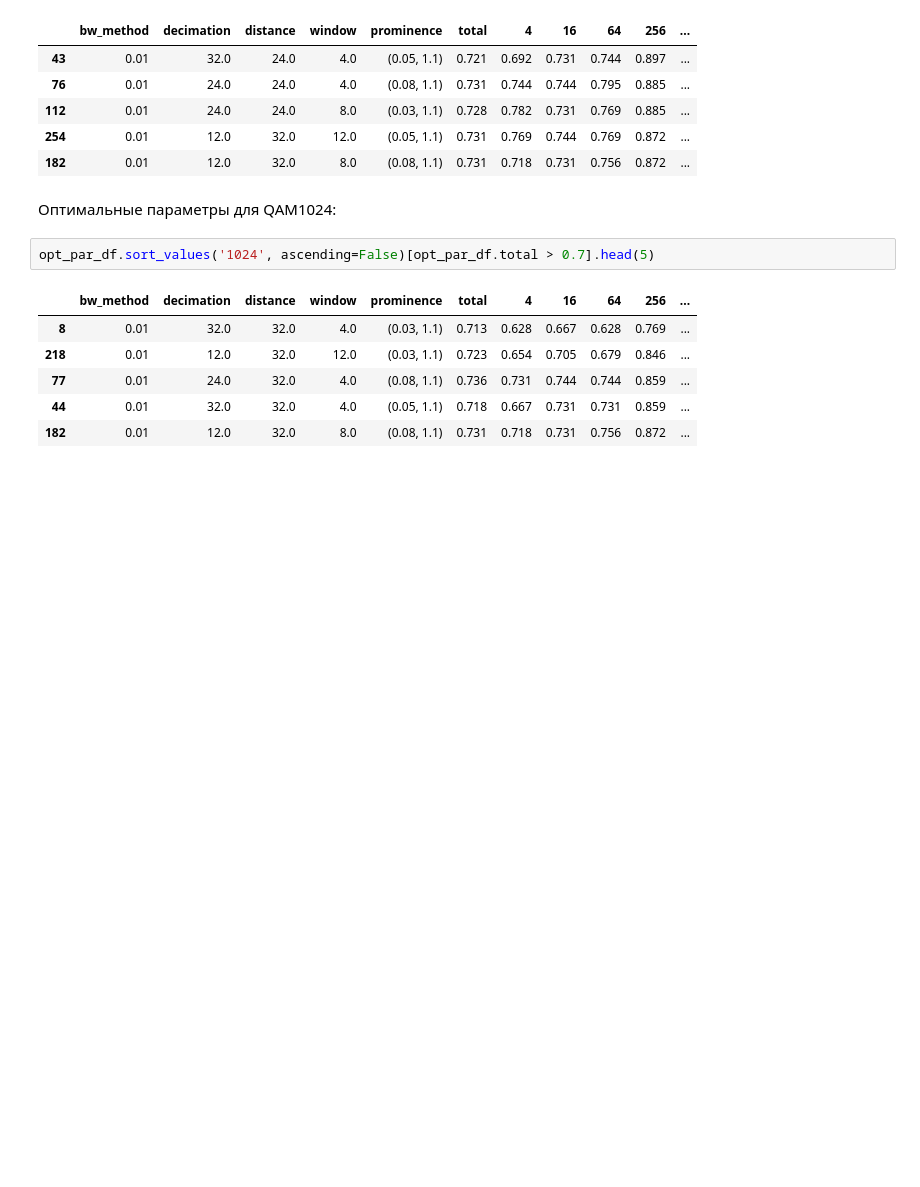
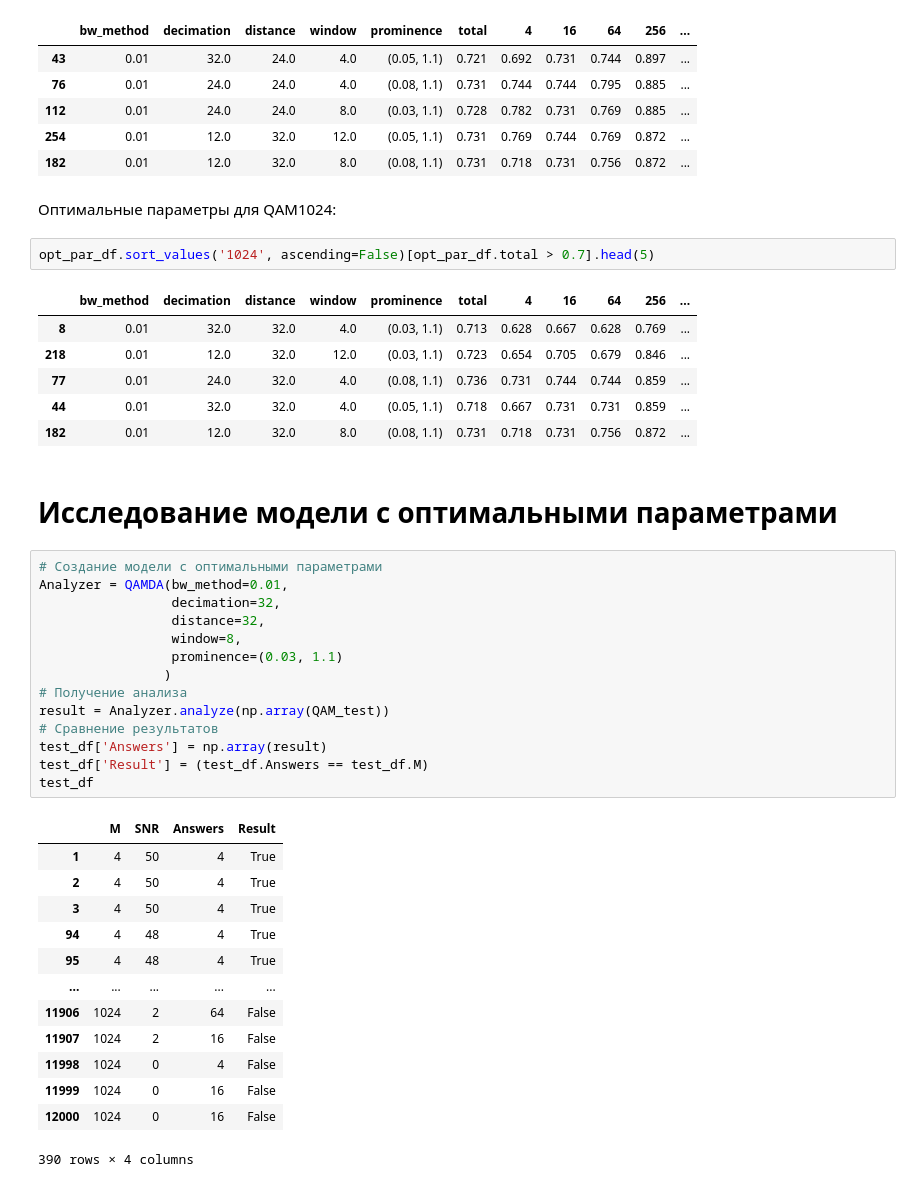
Before and after one commit to vladseve7n/Master_thesis, a Jupyter notebook: MT_2_1_Creating_alg.ipynb, the cells around one changed output. Saved outputs shown, nothing was run; the diff lists cells and outputs as text; blank space fills up the shorter version.

```diff
--- a/MT_2_1_Creating_alg.ipynb
+++ b/MT_2_1_Creating_alg.ipynb
@@ -327,3 +324,33 @@ opt_par_df.sort_values('1024', ascending=False)[opt_par_df.total > 0.7].head(5)
 | 77 | 0.01 | 24.0 | 32.0 | 4.0 | (0.08, 1.1) | 0.736 | 0.731 | 0.744 | 0.744 | 0.859 | ... |
 | 44 | 0.01 | 32.0 | 32.0 | 4.0 | (0.05, 1.1) | 0.718 | 0.667 | 0.731 | 0.731 | 0.859 | ... |
 | 182 | 0.01 | 12.0 | 32.0 | 8.0 | (0.08, 1.1) | 0.731 | 0.718 | 0.731 | 0.756 | 0.872 | ... |
+# %% [markdown]
+# Исследование модели с оптимальными параметрами
+# %%
+# Создание модели с оптимальными параметрами
+Analyzer = QAMDA(bw_method=0.01,
+                 decimation=32,
+                 distance=32,
+                 window=8,
+                 prominence=(0.03, 1.1)
+                )
+# Получение анализа
+result = Analyzer.analyze(np.array(QAM_test))
+# Сравнение результатов
+test_df['Answers'] = np.array(result)
+test_df['Result'] = (test_df.Answers == test_df.M)
+test_df
+# %% [output]
+|  | M | SNR | Answers | Result |
+| 1 | 4 | 50 | 4 | True |
+| 2 | 4 | 50 | 4 | True |
+| 3 | 4 | 50 | 4 | True |
+| 94 | 4 | 48 | 4 | True |
+| 95 | 4 | 48 | 4 | True |
+| ... | ... | ... | ... | ... |
+| 11906 | 1024 | 2 | 64 | False |
+| 11907 | 1024 | 2 | 16 | False |
+| 11998 | 1024 | 0 | 4 | False |
+| 11999 | 1024 | 0 | 16 | False |
+| 12000 | 1024 | 0 | 16 | False |
+390 rows × 4 columns
```
Also changed, not shown: parts of 6 cells of this notebook.
